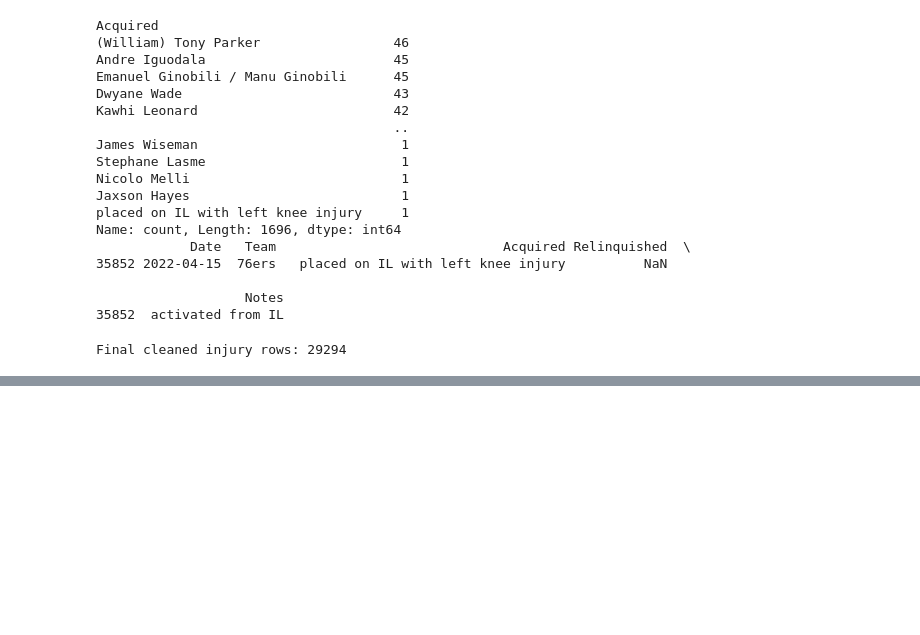
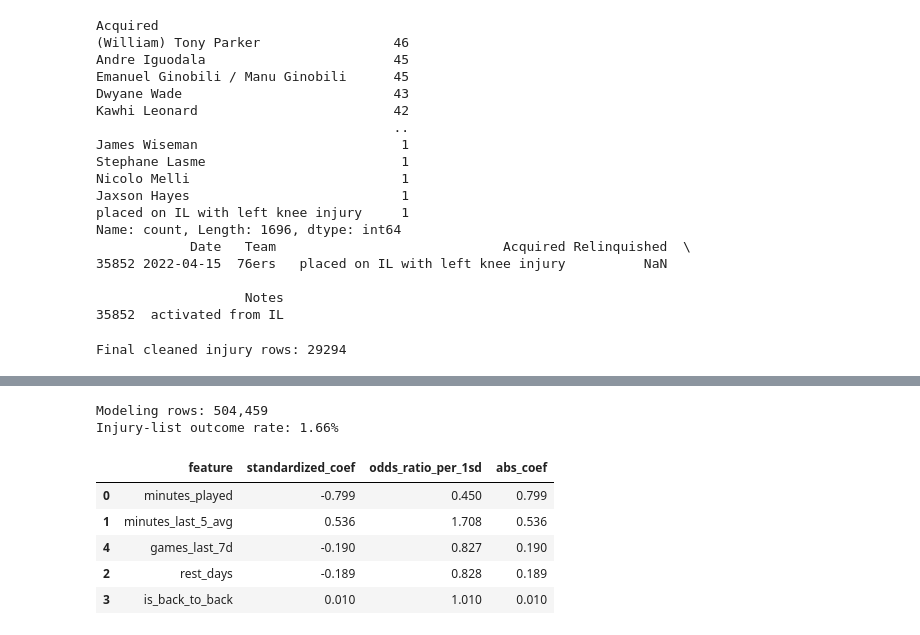
Before and after one commit to COGS108/Group-SP26-100, a Jupyter notebook: 03-FinalProject.ipynb, the cells around one changed output, grey strips where cells are left out. Saved outputs shown, nothing was run; the diff lists cells and outputs as text; code cells hidden in the pictures; blank space fills up the shorter version.

```diff
--- a/03-FinalProject.ipynb
+++ b/03-FinalProject.ipynb
@@ -721,0 +844,56 @@ If this work continued beyond the course, natural next steps would include addin
+# %%
+from sklearn.ensemble import RandomForestClassifier
+from sklearn.linear_model import LogisticRegression
+from sklearn.metrics import (
+    average_precision_score,
+    classification_report,
+    confusion_matrix,
+    roc_auc_score,
+)
+from sklearn.model_selection import train_test_split
+from sklearn.preprocessing import StandardScaler
+
+model_features = [
+    'minutes_played',
+    'minutes_last_5_avg',
+    'rest_days',
+    'is_back_to_back',
+    'games_last_7d',
+]
+outcome = 'injury_before_next_team_game'
+
+model_df = uni_eda_df[model_features + [outcome]].replace([np.inf, -np.inf], np.nan).dropna().copy()
+X = model_df[model_features]
+y = model_df[outcome]
+
+scaler = StandardScaler()
+X_scaled = scaler.fit_transform(X)
+
+logit_model = LogisticRegression(
+    max_iter=1000,
+    class_weight='balanced',
+    solver='liblinear',
+    random_state=42,
+)
+logit_model.fit(X_scaled, y)
+
+logit_coefficients = pd.DataFrame({
+    'feature': model_features,
+    'standardized_coef': logit_model.coef_[0],
+    'odds_ratio_per_1sd': np.exp(logit_model.coef_[0]),
+})
+logit_coefficients['abs_coef'] = logit_coefficients['standardized_coef'].abs()
+logit_coefficients = logit_coefficients.sort_values('abs_coef', ascending=False)
+
+print(f"Modeling rows: {len(model_df):,}")
+print(f"Injury-list outcome rate: {y.mean() * 100:.2f}%")
+display(logit_coefficients.round(3))
+# %% [output]
+Modeling rows: 504,459
+Injury-list outcome rate: 1.66%
+|  | feature | standardized_coef | odds_ratio_per_1sd | abs_coef |
+| 0 | minutes_played | -0.799 | 0.450 | 0.799 |
+| 1 | minutes_last_5_avg | 0.536 | 1.708 | 0.536 |
+| 4 | games_last_7d | -0.190 | 0.827 | 0.190 |
+| 2 | rest_days | -0.189 | 0.828 | 0.189 |
+| 3 | is_back_to_back | 0.010 | 1.010 | 0.010 |
```
Also changed, not shown: parts of 58 cells of this notebook, 1 other file.
